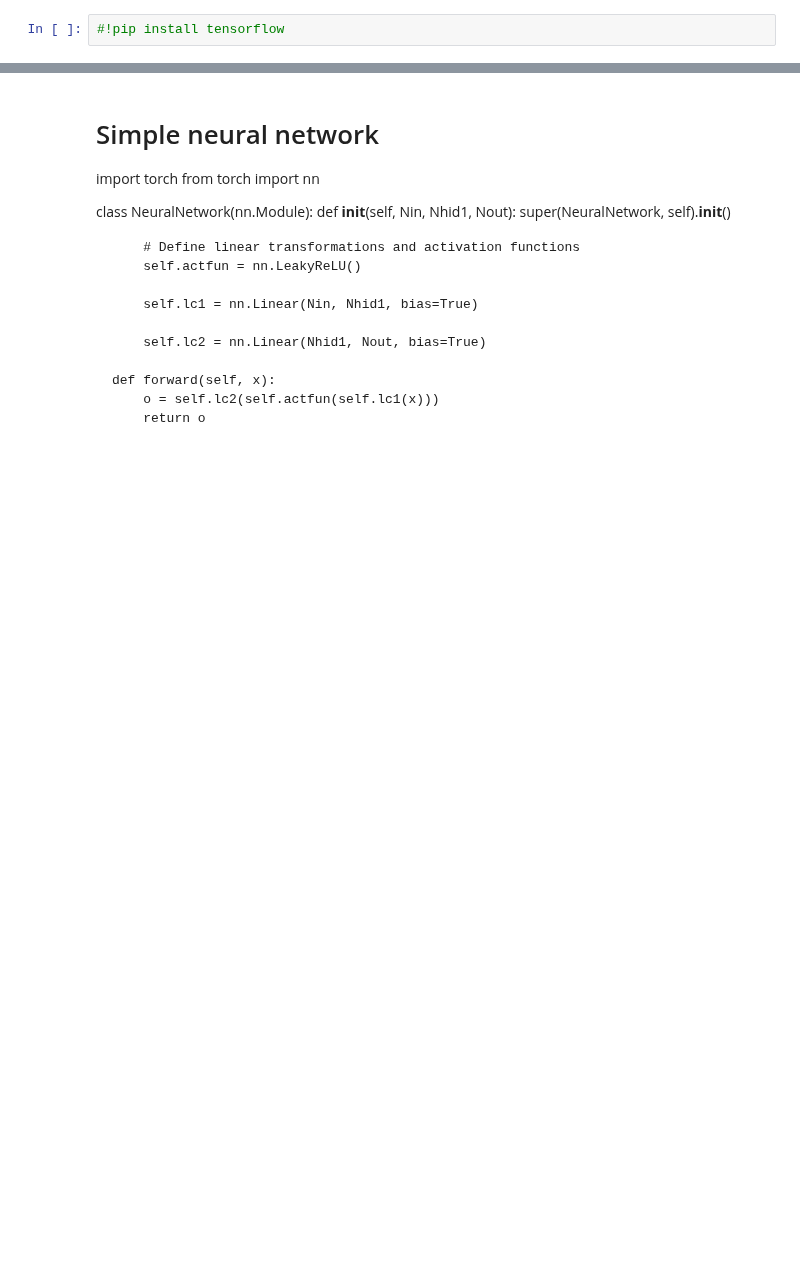
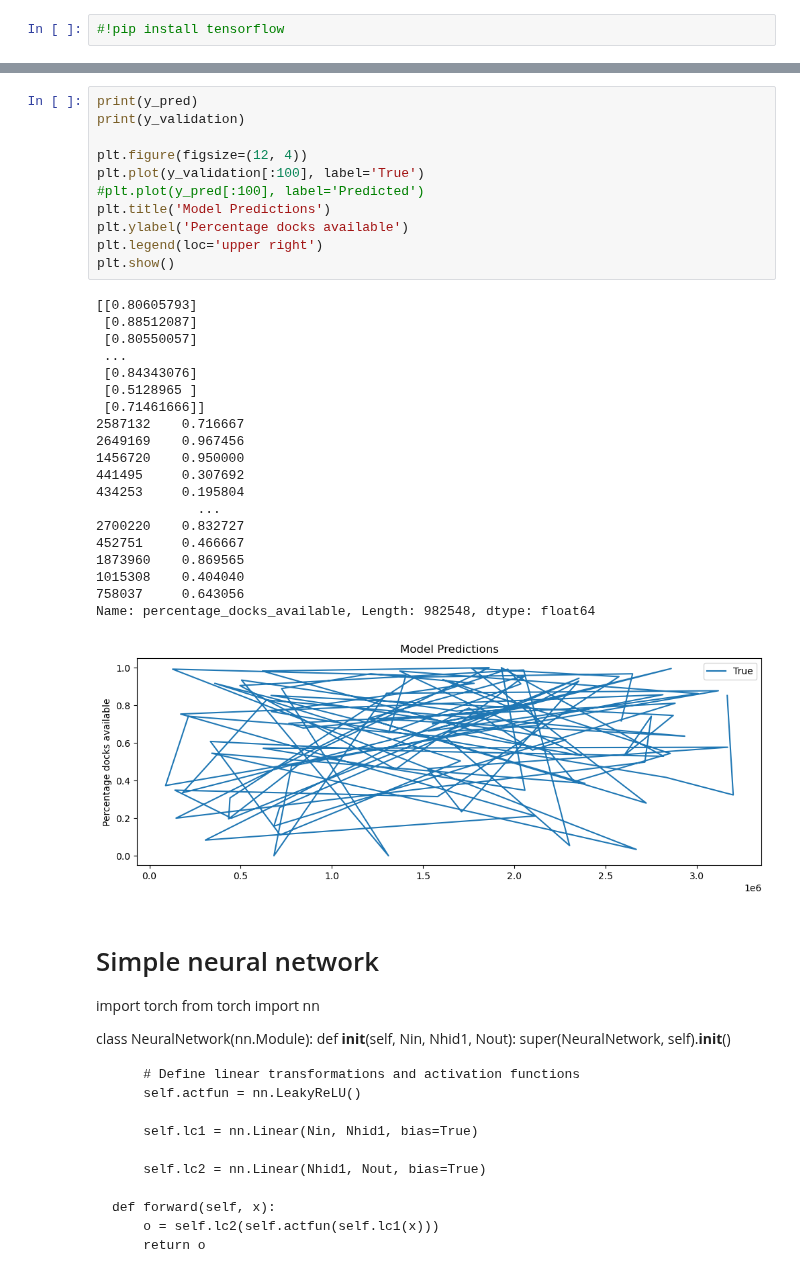
Before and after one commit to carlotalacasav/Gorrapiedra-proyecto, a Jupyter notebook: modelos_alba.ipynb, the cells around one changed output, grey strips where cells are left out. Cells and saved outputs as stored; diff of their text form; blank space fills up the shorter version.

```diff
--- a/modelos_alba.ipynb
+++ b/modelos_alba.ipynb
@@ -226,3 +230,35 @@ Test Loss: 0.0136
+# %%
+print(y_pred)
+print(y_validation)
+
+plt.figure(figsize=(12, 4))
+plt.plot(y_validation[:100], label='True')
+#plt.plot(y_pred[:100], label='Predicted')
+plt.title('Model Predictions')
+plt.ylabel('Percentage docks available')
+plt.legend(loc='upper right')
+plt.show()
+# %% [output]
+[[0.80605793]
+ [0.88512087]
+ [0.80550057]
+ ...
+ [0.84343076]
+ [0.5128965 ]
+ [0.71461666]]
+2587132    0.716667
+2649169    0.967456
+1456720    0.950000
+441495     0.307692
+434253     0.195804
+             ...
+2700220    0.832727
+452751     0.466667
+1873960    0.869565
+1015308    0.404040
+758037     0.643056
+Name: percentage_docks_available, Length: 982548, dtype: float64
+[figure, added]
 # %% [markdown]
 # Simple neural network
 
```
Also changed, not shown: parts of 5 cells of this notebook, 4 other files.
